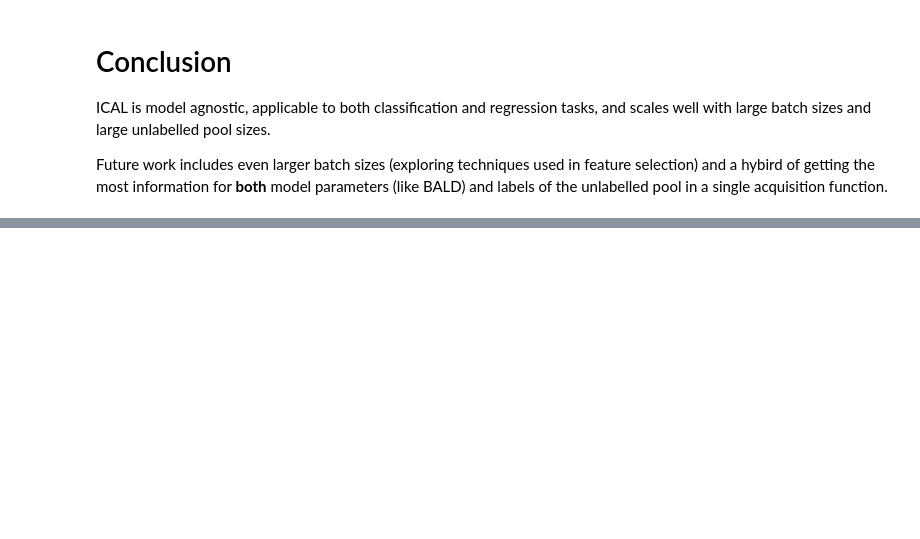
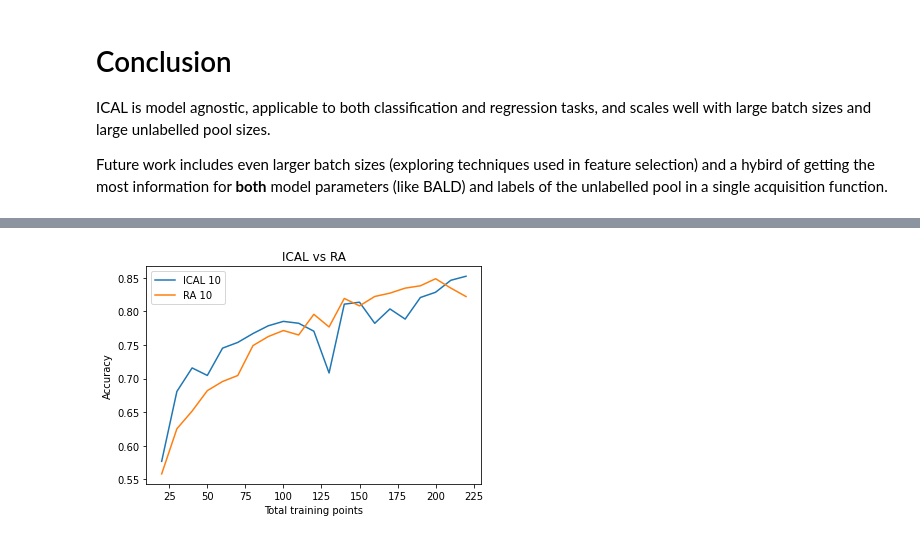
Before and after one commit to darth-donut/incoherent-thoughts, a Jupyter notebook: Information_Condensing_Active_Learning.ipynb, the cells around one changed output, grey strips where cells are left out. Cells and saved outputs as stored; diff of their text form; code cells hidden in the pictures; blank space fills up the shorter version.

```diff
--- a/Information_Condensing_Active_Learning.ipynb
+++ b/Information_Condensing_Active_Learning.ipynb
@@ -163,0 +326,8 @@ Future work includes even larger batch sizes (exploring techniques used in featu
+# %%
+# this time, try random acqusition
+model.reset_weights()
+ra_history = run_experiment(model, RandomAcquisition(),
+                            X_train, y_train, X_pool, y_pool,
+                            test_data_loader, optimiser, b=10,
+                            iters=20, init_epochs=INITIAL_EPOCHS, epochs=EPOCHS,
+                            device=device, batch_size=128, **dl_params)
@@ -163,0 +353,9 @@ Future work includes even larger batch sizes (exploring techniques used in featu
+# %%
+plt.plot(list(history.keys()), list(history.values()), label='ICAL 10')
+plt.plot(list(ra_history.keys()), list(ra_history.values()), label='RA 10')
+plt.xlabel("Total training points")
+plt.ylabel("Accuracy")
+plt.legend()
+plt.title("ICAL vs RA");
+# %% [output]
+[figure, added]
```
Also changed, not shown: parts of 18 cells of this notebook.
